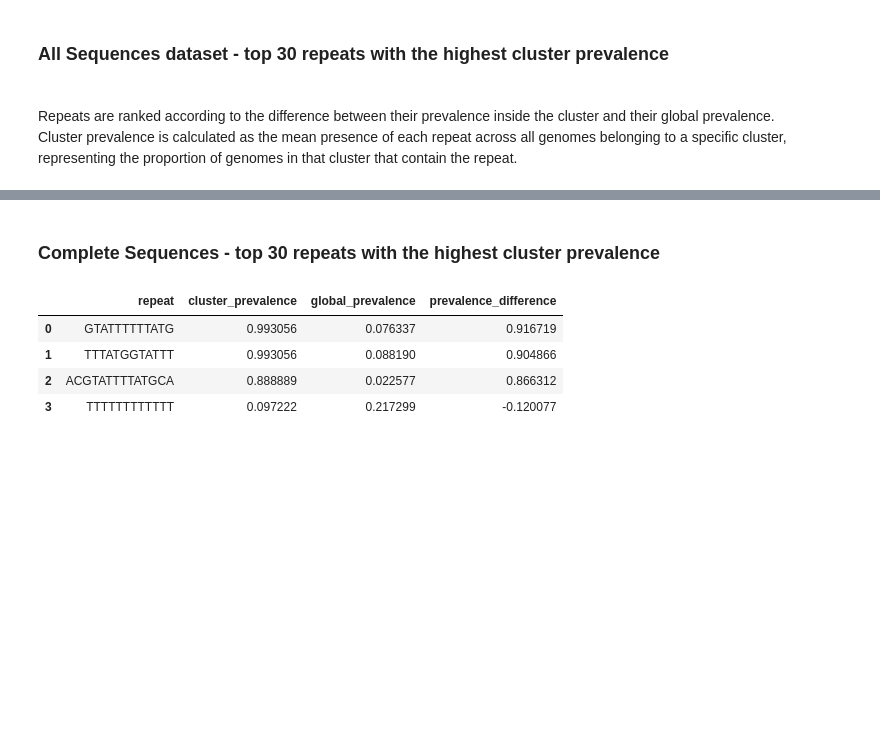
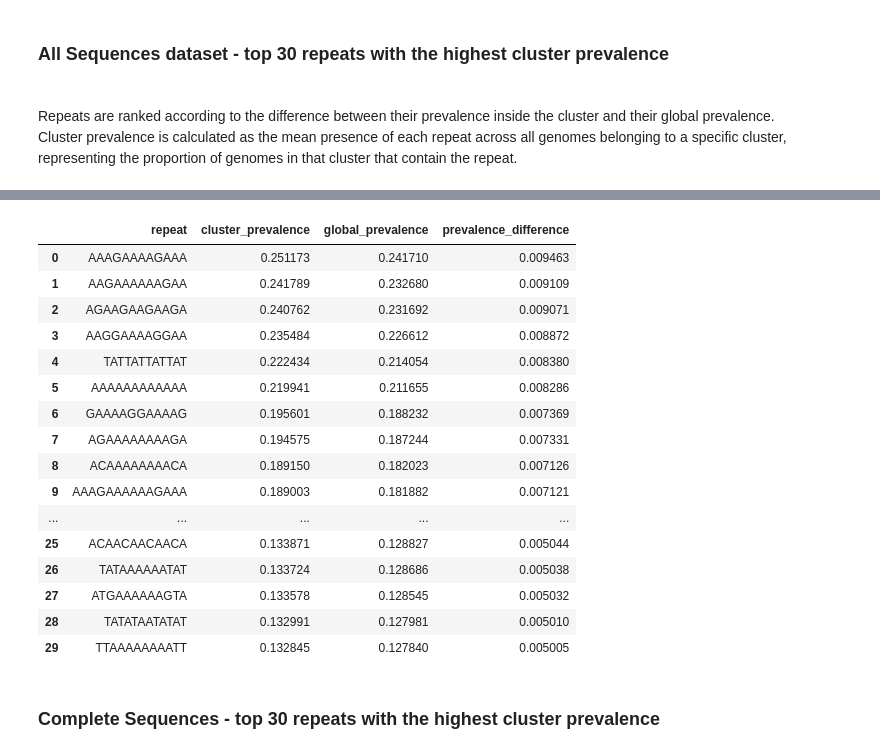
Before and after one commit to StefanJevtic63/hantavirus-repeat-analysis, a Jupyter notebook: clustering_sparse.ipynb, the cells around one changed output, grey strips where cells are left out. Cells and saved outputs as stored; diff of their text form; code cells hidden in the pictures; blank space fills up the shorter version.

```diff
--- a/clustering_sparse.ipynb
+++ b/clustering_sparse.ipynb
@@ -909,10 +935,26 @@ optimal_results_df["cluster_repeats"][0][0]
+# %%
+birch_cp_all
+# %% [output]
+|  | repeat | cluster_prevalence | global_prevalence | prevalence_difference |
+| 0 | AAAGAAAAGAAA | 0.251173 | 0.241710 | 0.009463 |
+| 1 | AAGAAAAAAGAA | 0.241789 | 0.232680 | 0.009109 |
+| 2 | AGAAGAAGAAGA | 0.240762 | 0.231692 | 0.009071 |
+| 3 | AAGGAAAAGGAA | 0.235484 | 0.226612 | 0.008872 |
+| 4 | TATTATTATTAT | 0.222434 | 0.214054 | 0.008380 |
+| 5 | AAAAAAAAAAAA | 0.219941 | 0.211655 | 0.008286 |
+| 6 | GAAAAGGAAAAG | 0.195601 | 0.188232 | 0.007369 |
+| 7 | AGAAAAAAAAGA | 0.194575 | 0.187244 | 0.007331 |
+| 8 | ACAAAAAAAACA | 0.189150 | 0.182023 | 0.007126 |
+| 9 | AAAGAAAAAAGAAA | 0.189003 | 0.181882 | 0.007121 |
+| ... | ... | ... | ... | ... |
+| 25 | ACAACAACAACA | 0.133871 | 0.128827 | 0.005044 |
+| 26 | TATAAAAAATAT | 0.133724 | 0.128686 | 0.005038 |
+| 27 | ATGAAAAAAGTA | 0.133578 | 0.128545 | 0.005032 |
+| 28 | TATATAATATAT | 0.132991 | 0.127981 | 0.005010 |
+| 29 | TTAAAAAAAATT | 0.132845 | 0.127840 | 0.005005 |
 # %% [markdown]
 ### Complete Sequences - top 30 repeats with the highest cluster prevalence
 # %%
-optimal_results_df["cluster_repeats"][0][1]
+kmeans_cp_complete: pd.DataFrame = optimal_results_df["cluster_repeats"][0][1]
+agglomerative_cp_complete: pd.DataFrame = optimal_results_df["cluster_repeats"][1][1]
+birch_cp_complete: pd.DataFrame = optimal_results_df["cluster_repeats"][2][1]
-# %% [output]
-|  | repeat | cluster_prevalence | global_prevalence | prevalence_difference |
-| 0 | GTATTTTTTATG | 0.993056 | 0.076337 | 0.916719 |
-| 1 | TTTATGGTATTT | 0.993056 | 0.088190 | 0.904866 |
-| 2 | ACGTATTTTATGCA | 0.888889 | 0.022577 | 0.866312 |
-| 3 | TTTTTTTTTTTT | 0.097222 | 0.217299 | -0.120077 |
```
Also changed, not shown: parts of 8 cells of this notebook, 1 other file.
